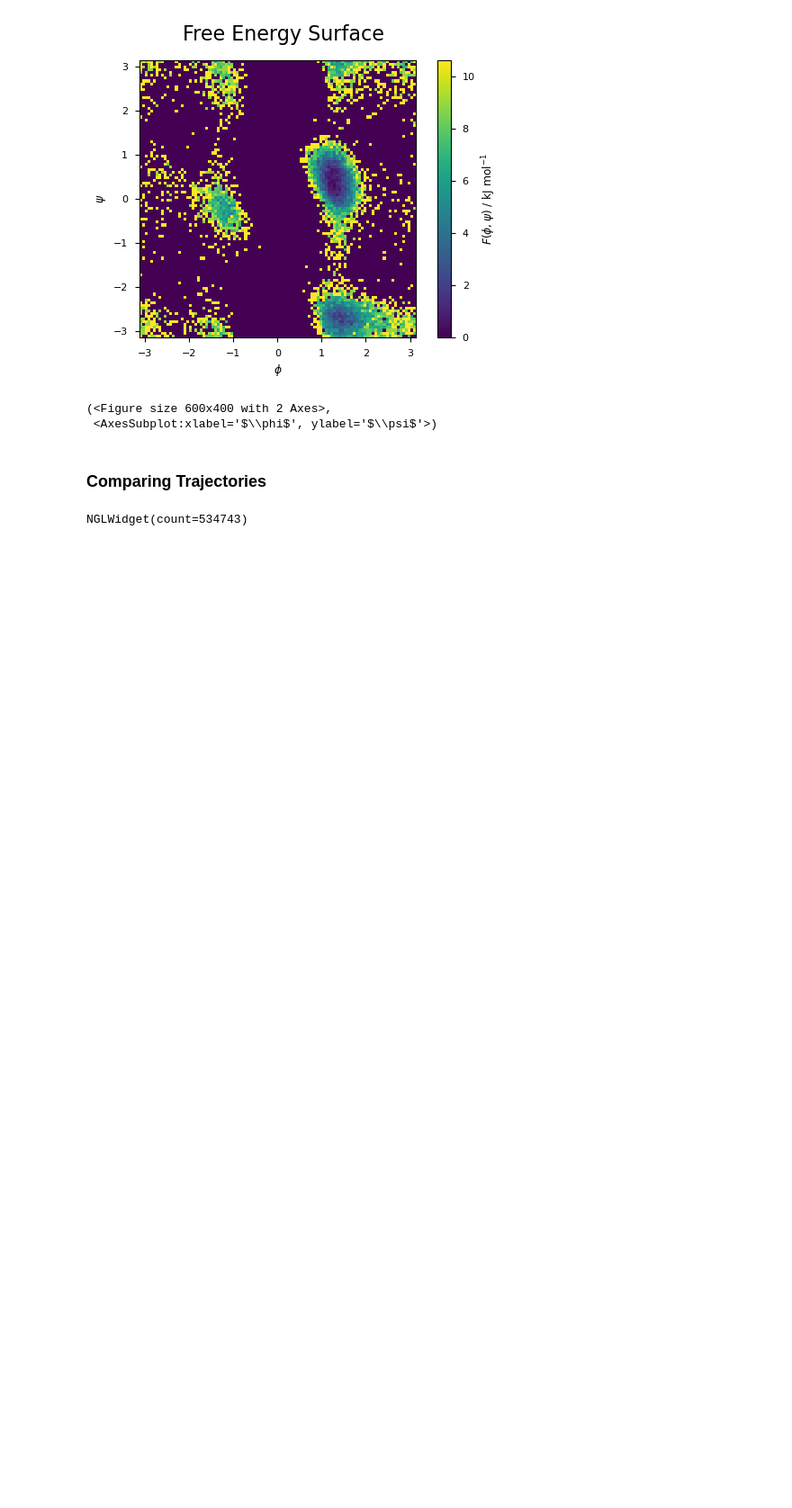
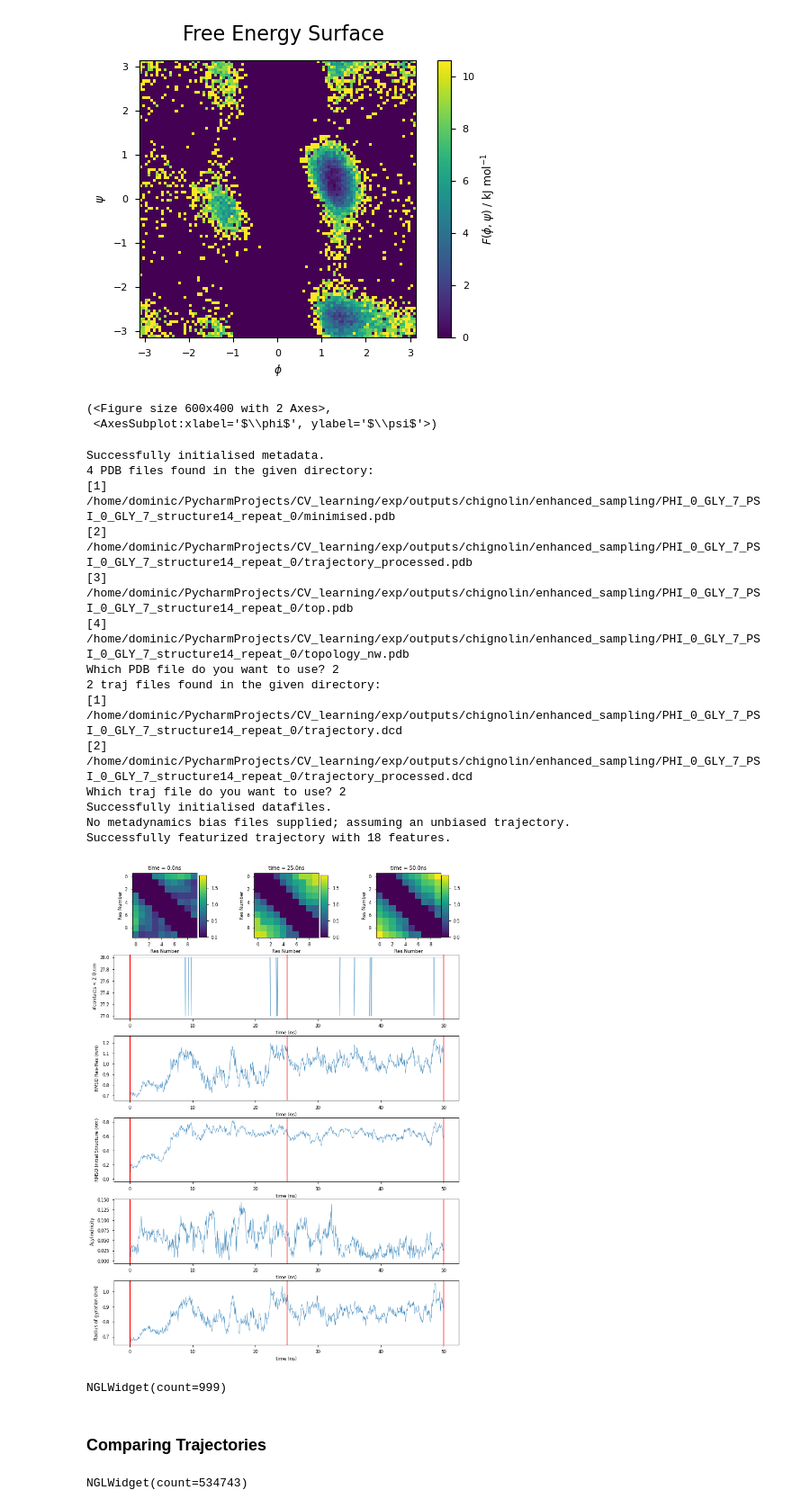
Before and after one commit to dominicp6/CV_learning, a Jupyter notebook: notebooks/analyse_trajectory.ipynb, the cells around one changed output. Shown at 90% size. Cells and saved outputs as stored; diff of their text form; code cells hidden in the pictures; blank space fills up the shorter version.

```diff
--- a/notebooks/analyse_trajectory.ipynb
+++ b/notebooks/analyse_trajectory.ipynb
@@ -146,6 +144,29 @@ exp_NPT.free_energy_plot(features=['PHI 0 GLY 7', 'PSI 0 GLY 7'], feature_nickna
 [figure]
 (<Figure size 600x400 with 2 Axes>,
  <AxesSubplot:xlabel='$\\phi$', ylabel='$\\psi$'>)
+# %%
+exp = Experiment(location='/home/dominic/PycharmProjects/CV_learning/exp/outputs/chignolin/enhanced_sampling/PHI_0_GLY_7_PSI_0_GLY_7_structure14_repeat_0', features=['dihedrals'])
+exp.timeseries_analysis()
+# %% [output]
+Successfully initialised metadata.
+4 PDB files found in the given directory:
+[1] /home/dominic/PycharmProjects/CV_learning/exp/outputs/chignolin/enhanced_sampling/PHI_0_GLY_7_PSI_0_GLY_7_structure14_repeat_0/minimised.pdb
+[2] /home/dominic/PycharmProjects/CV_learning/exp/outputs/chignolin/enhanced_sampling/PHI_0_GLY_7_PSI_0_GLY_7_structure14_repeat_0/trajectory_processed.pdb
+[3] /home/dominic/PycharmProjects/CV_learning/exp/outputs/chignolin/enhanced_sampling/PHI_0_GLY_7_PSI_0_GLY_7_structure14_repeat_0/top.pdb
+[4] /home/dominic/PycharmProjects/CV_learning/exp/outputs/chignolin/enhanced_sampling/PHI_0_GLY_7_PSI_0_GLY_7_structure14_repeat_0/topology_nw.pdb
+Which PDB file do you want to use? 2
+2 traj files found in the given directory:
+[1] /home/dominic/PycharmProjects/CV_learning/exp/outputs/chignolin/enhanced_sampling/PHI_0_GLY_7_PSI_0_GLY_7_structure14_repeat_0/trajectory.dcd
+[2] /home/dominic/PycharmProjects/CV_learning/exp/outputs/chignolin/enhanced_sampling/PHI_0_GLY_7_PSI_0_GLY_7_structure14_repeat_0/trajectory_processed.dcd
+Which traj file do you want to use? 2
+Successfully initialised datafiles.
+No metadynamics bias files supplied; assuming an unbiased trajectory.
+Successfully featurized trajectory with 18 features.
+[figure, added]
+# %%
+exp.interact()
+# %% [output]
+NGLWidget(count=999)
 # %% [markdown]
 ### Comparing Trajectories
 # %%
```
Also changed, not shown: parts of 1 cell of this notebook, 16 other files.
